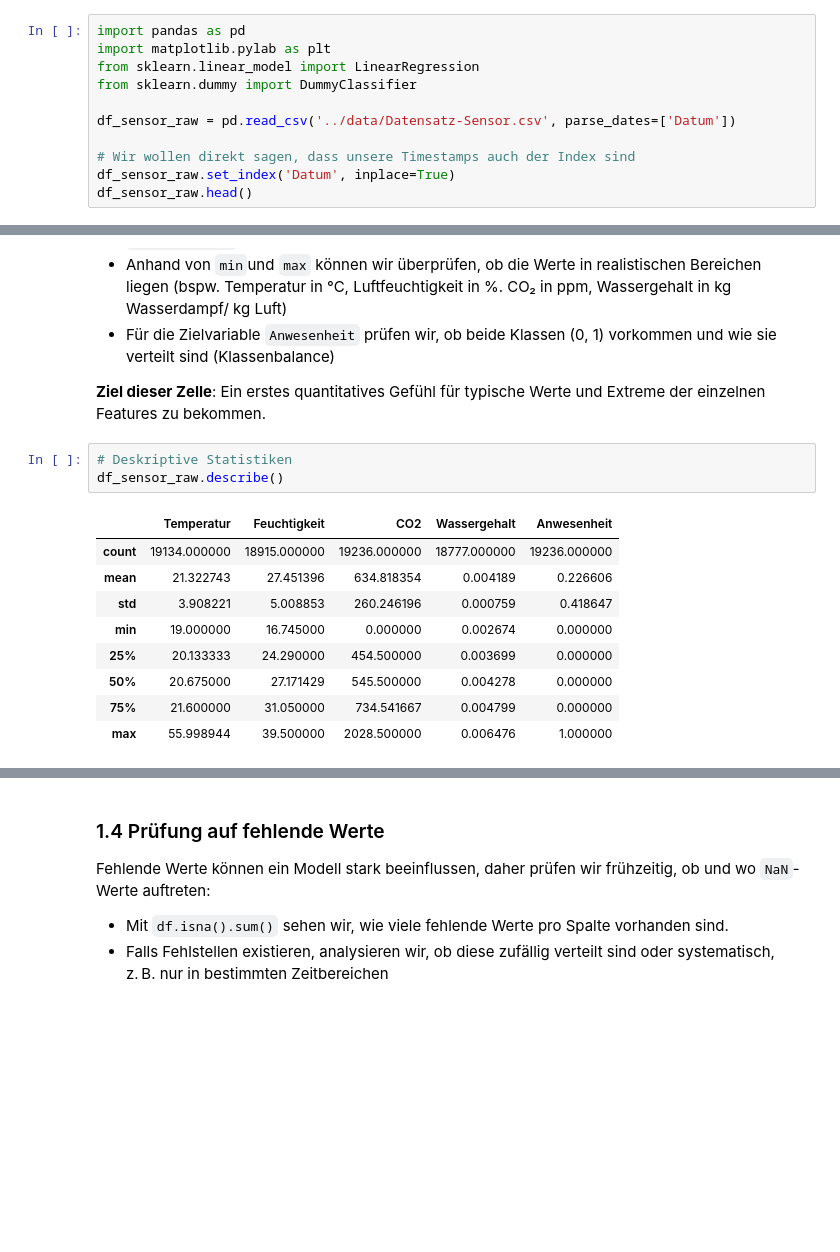
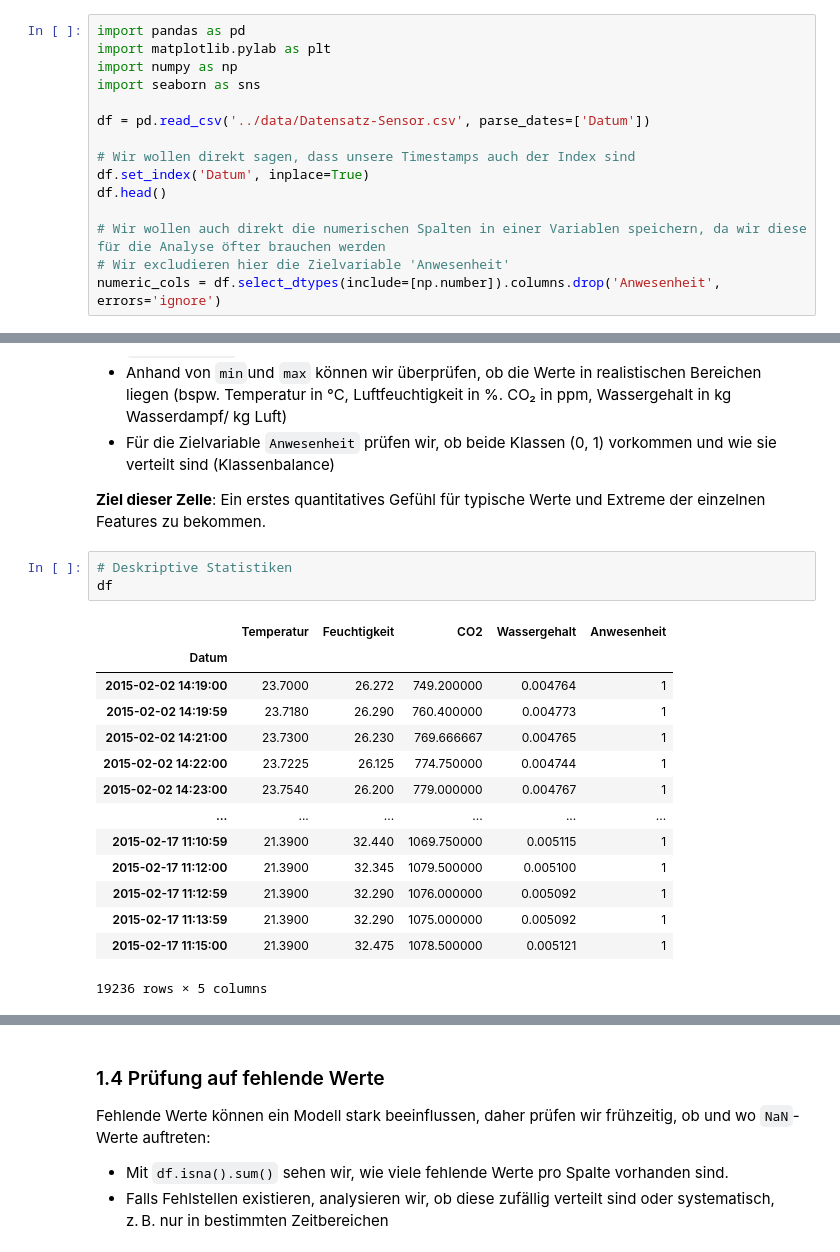
Before and after one commit to Ioannis-Serafim/ml-sensor-project-hka, a Jupyter notebook: notebooks/main.ipynb, the cells around one changed output, grey strips where cells are left out. Saved outputs shown, nothing was run; the diff lists cells and outputs as text; blank space fills up the shorter version.

```diff
--- a/notebooks/main.ipynb
+++ b/notebooks/main.ipynb
@@ -17,11 +17,15 @@ Das hilft uns dabei in den weiteren Schritten besser mit den Daten umgehen zu k
 # %%
 import pandas as pd
 import matplotlib.pylab as plt
-from sklearn.linear_model import LinearRegression
-from sklearn.dummy import DummyClassifier
+import numpy as np
+import seaborn as sns
 
-df_sensor_raw = pd.read_csv('../data/Datensatz-Sensor.csv', parse_dates=['Datum'])
+df = pd.read_csv('../data/Datensatz-Sensor.csv', parse_dates=['Datum'])
 
 # Wir wollen direkt sagen, dass unsere Timestamps auch der Index sind
-df_sensor_raw.set_index('Datum', inplace=True)
-df_sensor_raw.head()
+df.set_index('Datum', inplace=True)
+df.head()
+
+# Wir wollen auch direkt die numerischen Spalten in einer Variablen speichern, da wir diese für die Analyse öfter brauchen werden
+# Wir excludieren hier die Zielvariable 'Anwesenheit'
+numeric_cols = df.select_dtypes(include=[np.number]).columns.drop('Anwesenheit', errors='ignore')
@@ -71,16 +67,21 @@ Als nächstes betrachten wir einfache deskriptive Kennzahlen der numerischen Fea
 **Ziel dieser Zelle**: Ein erstes quantitatives Gefühl für typische Werte und Extreme der einzelnen Features zu bekommen.
 # %%
 # Deskriptive Statistiken
-df_sensor_raw.describe()
+df
 # %% [output]
 |  | Temperatur | Feuchtigkeit | CO2 | Wassergehalt | Anwesenheit |
-| count | 19134.000000 | 18915.000000 | 19236.000000 | 18777.000000 | 19236.000000 |
-| mean | 21.322743 | 27.451396 | 634.818354 | 0.004189 | 0.226606 |
-| std | 3.908221 | 5.008853 | 260.246196 | 0.000759 | 0.418647 |
-| min | 19.000000 | 16.745000 | 0.000000 | 0.002674 | 0.000000 |
-| 25% | 20.133333 | 24.290000 | 454.500000 | 0.003699 | 0.000000 |
-| 50% | 20.675000 | 27.171429 | 545.500000 | 0.004278 | 0.000000 |
-| 75% | 21.600000 | 31.050000 | 734.541667 | 0.004799 | 0.000000 |
-| max | 55.998944 | 39.500000 | 2028.500000 | 0.006476 | 1.000000 |
+| Datum |  |  |  |  |  |
+| 2015-02-02 14:19:00 | 23.7000 | 26.272 | 749.200000 | 0.004764 | 1 |
+| 2015-02-02 14:19:59 | 23.7180 | 26.290 | 760.400000 | 0.004773 | 1 |
+| 2015-02-02 14:21:00 | 23.7300 | 26.230 | 769.666667 | 0.004765 | 1 |
+| 2015-02-02 14:22:00 | 23.7225 | 26.125 | 774.750000 | 0.004744 | 1 |
+| 2015-02-02 14:23:00 | 23.7540 | 26.200 | 779.000000 | 0.004767 | 1 |
+| ... | ... | ... | ... | ... | ... |
+| 2015-02-17 11:10:59 | 21.3900 | 32.440 | 1069.750000 | 0.005115 | 1 |
+| 2015-02-17 11:12:00 | 21.3900 | 32.345 | 1079.500000 | 0.005100 | 1 |
+| 2015-02-17 11:12:59 | 21.3900 | 32.290 | 1076.000000 | 0.005092 | 1 |
+| 2015-02-17 11:13:59 | 21.3900 | 32.290 | 1075.000000 | 0.005092 | 1 |
+| 2015-02-17 11:15:00 | 21.3900 | 32.475 | 1078.500000 | 0.005121 | 1 |
+19236 rows × 5 columns
 # %%
 # Verteilung der Zielvariable (Klassenverteilung)
```
Also changed, not shown: parts of 34 cells of this notebook.
